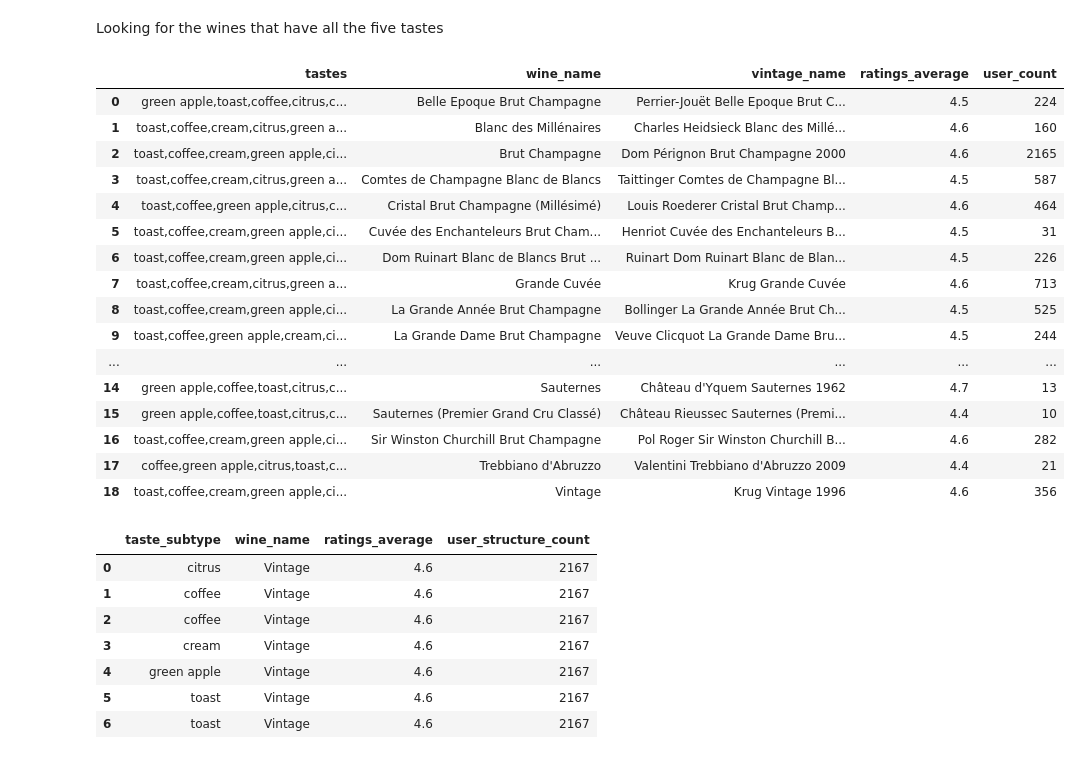
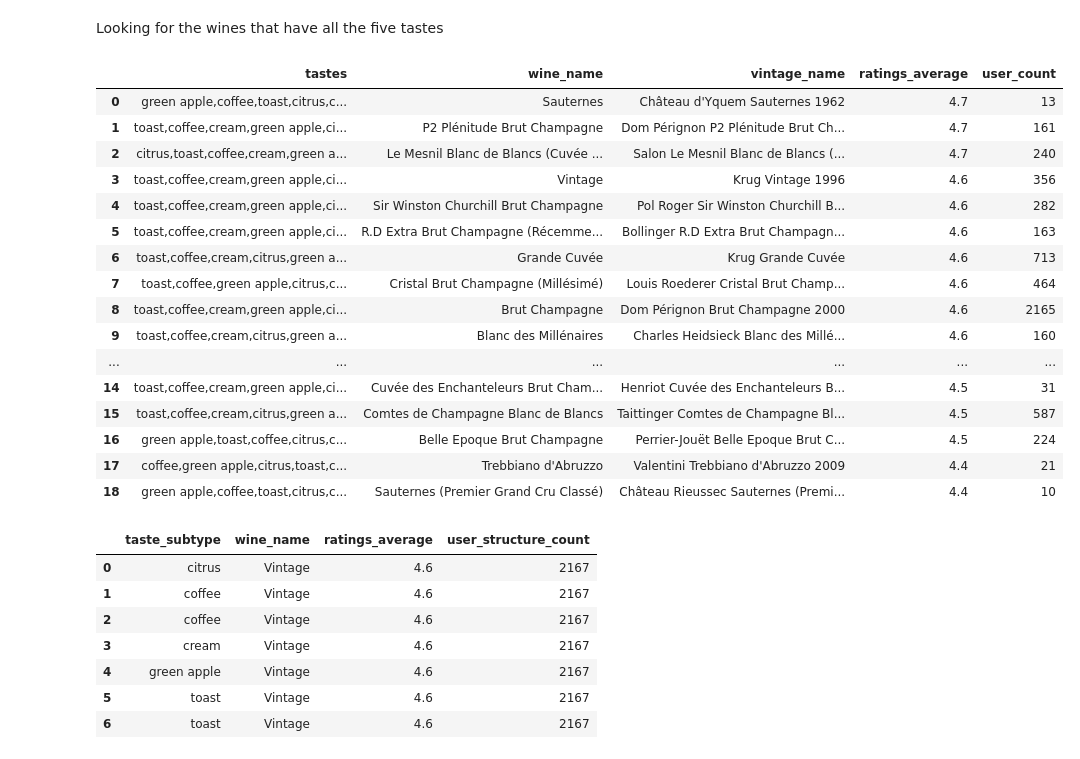
Before and after one commit to Lu-cc/wine-market-analysis-LV, a Jupyter notebook: exp_data.ipynb, the cells around one changed output. Saved outputs shown, nothing was run; the diff lists cells and outputs as text; code cells hidden in the pictures.

```diff
--- a/exp_data.ipynb
+++ b/exp_data.ipynb
@@ -277,36 +272,36 @@ Looking for the wines that have all the five tastes
 # %%
 query_five_tastes = """SELECT GROUP_CONCAT (DISTINCT(keywords.name)) AS tastes, wines.name AS wine_name, vintages.name AS vintage_name, wines.ratings_average, keywords_wine.count AS user_count FROM keywords_wine
 JOIN vintages ON wines.id = vintages.wine_id
 JOIN keywords ON keywords_wine.keyword_id = keywords.id
 JOIN wines ON keywords_wine.wine_id = wines.id
 WHERE keywords.name IN ("coffee", "toast", "green apple", "cream", "citrus") AND
 user_count >= 10
 GROUP BY wines.name
 HAVING COUNT(DISTINCT keywords.name) = 5
-ORDER BY wine_name
+ORDER BY wines.ratings_average DESC ;
 """
 
 five_tastes_df = pd.read_sql_query(query_five_tastes, conn)
 
 five_tastes_df
 # %% [output]
 |  | tastes | wine_name | vintage_name | ratings_average | user_count |
-| 0 | green apple,toast,coffee,citrus,c... | Belle Epoque Brut Champagne | Perrier-Jouët Belle Epoque Brut C... | 4.5 | 224 |
-| 1 | toast,coffee,cream,citrus,green a... | Blanc des Millénaires | Charles Heidsieck Blanc des Millé... | 4.6 | 160 |
-| 2 | toast,coffee,cream,green apple,ci... | Brut Champagne | Dom Pérignon Brut Champagne 2000 | 4.6 | 2165 |
-| 3 | toast,coffee,cream,citrus,green a... | Comtes de Champagne Blanc de Blancs | Taittinger Comtes de Champagne Bl... | 4.5 | 587 |
-| 4 | toast,coffee,green apple,citrus,c... | Cristal Brut Champagne (Millésimé) | Louis Roederer Cristal Brut Champ... | 4.6 | 464 |
-| 5 | toast,coffee,cream,green apple,ci... | Cuvée des Enchanteleurs Brut Cham... | Henriot Cuvée des Enchanteleurs B... | 4.5 | 31 |
-| 6 | toast,coffee,cream,green apple,ci... | Dom Ruinart Blanc de Blancs Brut ... | Ruinart Dom Ruinart Blanc de Blan... | 4.5 | 226 |
-| 7 | toast,coffee,cream,citrus,green a... | Grande Cuvée | Krug Grande Cuvée | 4.6 | 713 |
-| 8 | toast,coffee,cream,green apple,ci... | La Grande Année Brut Champagne | Bollinger La Grande Année Brut Ch... | 4.5 | 525 |
-| 9 | toast,coffee,green apple,cream,ci... | La Grande Dame Brut Champagne | Veuve Clicquot La Grande Dame Bru... | 4.5 | 244 |
+| 0 | green apple,coffee,toast,citrus,c... | Sauternes | Château d'Yquem Sauternes 1962 | 4.7 | 13 |
+| 1 | toast,coffee,cream,green apple,ci... | P2 Plénitude Brut Champagne | Dom Pérignon P2 Plénitude Brut Ch... | 4.7 | 161 |
+| 2 | citrus,toast,coffee,cream,green a... | Le Mesnil Blanc de Blancs (Cuvée ... | Salon Le Mesnil Blanc de Blancs (... | 4.7 | 240 |
+| 3 | toast,coffee,cream,green apple,ci... | Vintage | Krug Vintage 1996 | 4.6 | 356 |
+| 4 | toast,coffee,cream,green apple,ci... | Sir Winston Churchill Brut Champagne | Pol Roger Sir Winston Churchill B... | 4.6 | 282 |
+| 5 | toast,coffee,cream,green apple,ci... | R.D Extra Brut Champagne (Récemme... | Bollinger R.D Extra Brut Champagn... | 4.6 | 163 |
+| 6 | toast,coffee,cream,citrus,green a... | Grande Cuvée | Krug Grande Cuvée | 4.6 | 713 |
+| 7 | toast,coffee,green apple,citrus,c... | Cristal Brut Champagne (Millésimé) | Louis Roederer Cristal Brut Champ... | 4.6 | 464 |
+| 8 | toast,coffee,cream,green apple,ci... | Brut Champagne | Dom Pérignon Brut Champagne 2000 | 4.6 | 2165 |
+| 9 | toast,coffee,cream,citrus,green a... | Blanc des Millénaires | Charles Heidsieck Blanc des Millé... | 4.6 | 160 |
 | ... | ... | ... | ... | ... | ... |
-| 14 | green apple,coffee,toast,citrus,c... | Sauternes | Château d'Yquem Sauternes 1962 | 4.7 | 13 |
-| 15 | green apple,coffee,toast,citrus,c... | Sauternes (Premier Grand Cru Classé) | Château Rieussec Sauternes (Premi... | 4.4 | 10 |
-| 16 | toast,coffee,cream,green apple,ci... | Sir Winston Churchill Brut Champagne | Pol Roger Sir Winston Churchill B... | 4.6 | 282 |
+| 14 | toast,coffee,cream,green apple,ci... | Cuvée des Enchanteleurs Brut Cham... | Henriot Cuvée des Enchanteleurs B... | 4.5 | 31 |
+| 15 | toast,coffee,cream,citrus,green a... | Comtes de Champagne Blanc de Blancs | Taittinger Comtes de Champagne Bl... | 4.5 | 587 |
+| 16 | green apple,toast,coffee,citrus,c... | Belle Epoque Brut Champagne | Perrier-Jouët Belle Epoque Brut C... | 4.5 | 224 |
 | 17 | coffee,green apple,citrus,toast,c... | Trebbiano d'Abruzzo | Valentini Trebbiano d'Abruzzo 2009 | 4.4 | 21 |
-| 18 | toast,coffee,cream,green apple,ci... | Vintage | Krug Vintage 1996 | 4.6 | 356 |
+| 18 | green apple,coffee,toast,citrus,c... | Sauternes (Premier Grand Cru Classé) | Château Rieussec Sauternes (Premi... | 4.4 | 10 |
 # %%
 query_check_tastes = """SELECT keywords.name AS taste_subtype, wines.name AS wine_name, ratings_average, user_structure_count FROM keywords_wine
 JOIN keywords ON keywords_wine.keyword_id = keywords.id
```
Also changed, not shown: parts of 32 cells of this notebook, 15 other files.
